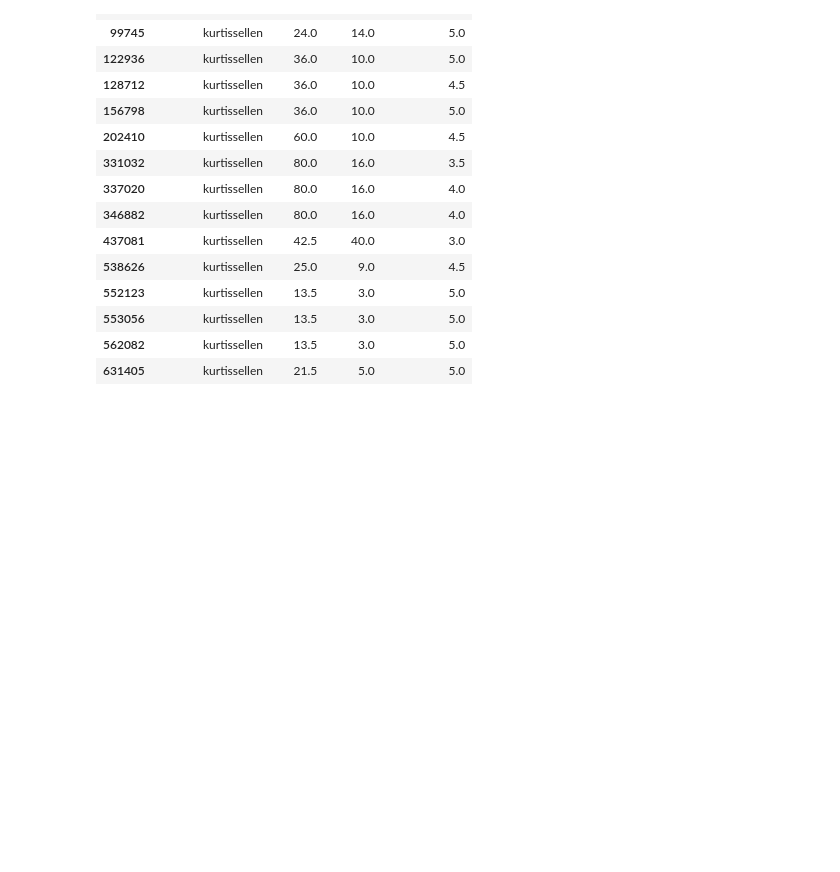
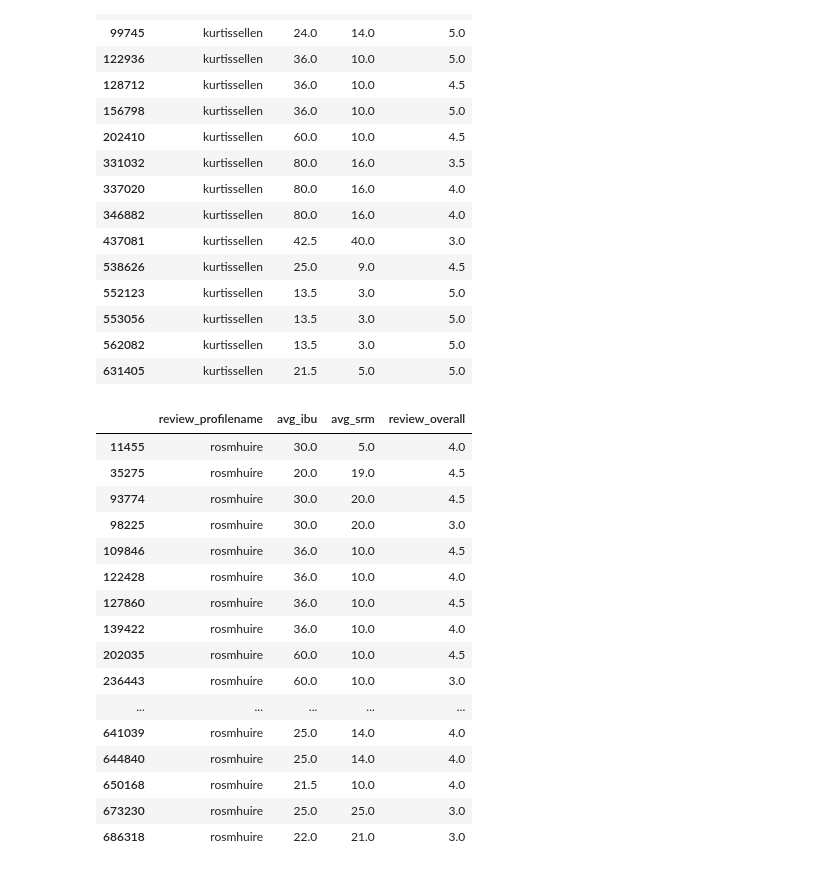
Before and after one commit to jakefeldy1/ETL, a Jupyter notebook: beer_data_anaylis_final.ipynb, the cells around one changed output. Drawn from its saved outputs; the diff is of its cells as text; code cells hidden in the pictures; blank space fills up the shorter version.

```diff
--- a/beer_data_anaylis_final.ipynb
+++ b/beer_data_anaylis_final.ipynb
@@ -659,3 +659,24 @@ temp_data_frame
 | 553056 | kurtissellen | 13.5 | 3.0 | 5.0 |
 | 562082 | kurtissellen | 13.5 | 3.0 | 5.0 |
 | 631405 | kurtissellen | 21.5 | 5.0 | 5.0 |
+# %%
+temp_data_frame = data_for_model_v1_df.loc[data_for_model_v1_df['review_profilename']=="rosmhuire"]
+temp_data_frame
+# %% [output]
+|  | review_profilename | avg_ibu | avg_srm | review_overall |
+| 11455 | rosmhuire | 30.0 | 5.0 | 4.0 |
+| 35275 | rosmhuire | 20.0 | 19.0 | 4.5 |
+| 93774 | rosmhuire | 30.0 | 20.0 | 4.5 |
+| 98225 | rosmhuire | 30.0 | 20.0 | 3.0 |
+| 109846 | rosmhuire | 36.0 | 10.0 | 4.5 |
+| 122428 | rosmhuire | 36.0 | 10.0 | 4.0 |
+| 127860 | rosmhuire | 36.0 | 10.0 | 4.5 |
+| 139422 | rosmhuire | 36.0 | 10.0 | 4.0 |
+| 202035 | rosmhuire | 60.0 | 10.0 | 4.5 |
+| 236443 | rosmhuire | 60.0 | 10.0 | 3.0 |
+| ... | ... | ... | ... | ... |
+| 641039 | rosmhuire | 25.0 | 14.0 | 4.0 |
+| 644840 | rosmhuire | 25.0 | 14.0 | 4.0 |
+| 650168 | rosmhuire | 21.5 | 10.0 | 4.0 |
+| 673230 | rosmhuire | 25.0 | 25.0 | 3.0 |
+| 686318 | rosmhuire | 22.0 | 21.0 | 3.0 |
```
Also changed, not shown: 10 other files.
